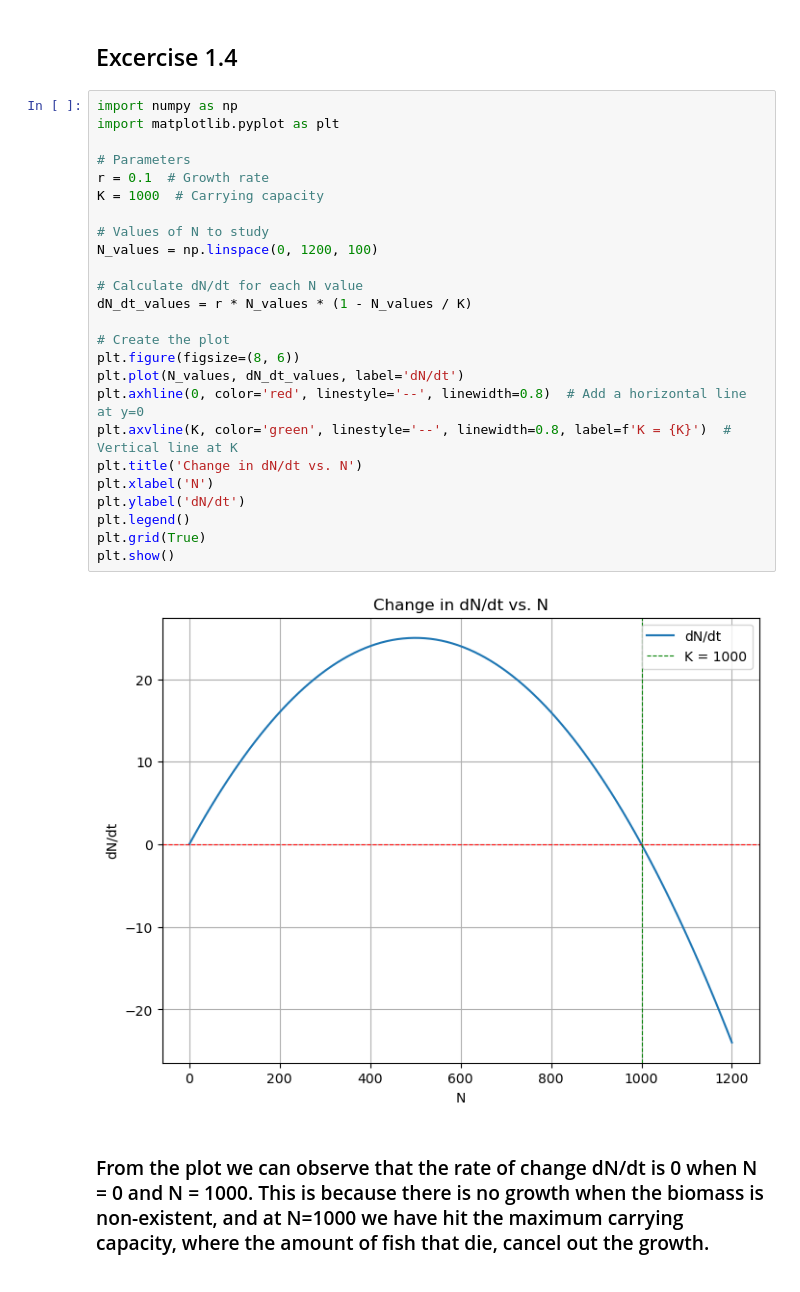
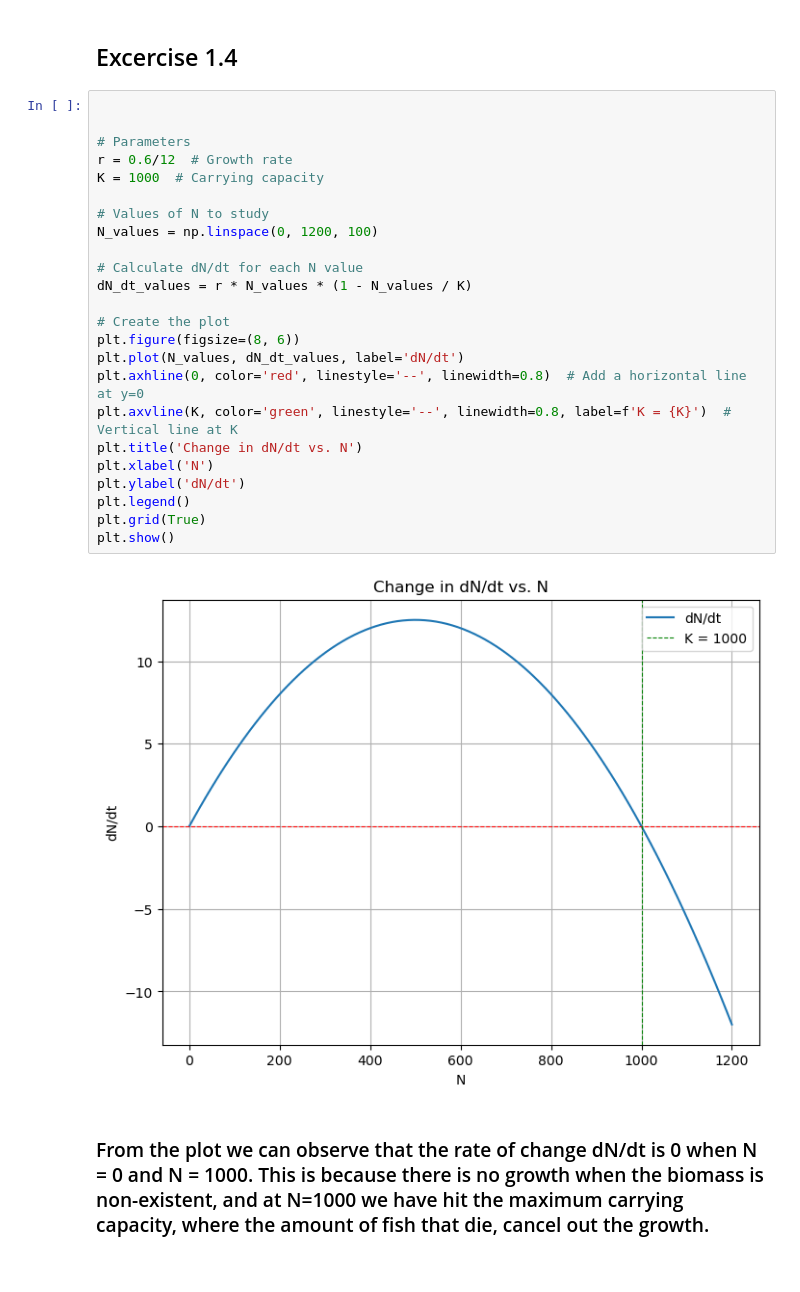
Before and after one commit to 267192/MOD300, a Jupyter notebook: Project 2.ipynb, the cells around one changed output. Drawn from its saved outputs; the diff is of its cells as text.

```diff
--- a/Project 2.ipynb
+++ b/Project 2.ipynb
@@ -162,32 +164,31 @@ main()
 # %% [markdown]
 ## Excercise 1.4
 # %%
-import numpy as np
-import matplotlib.pyplot as plt
+
 
 # Parameters
-r = 0.1  # Growth rate
+r = 0.6/12  # Growth rate
 K = 1000  # Carrying capacity
 
 # Values of N to study
 N_values = np.linspace(0, 1200, 100)
 
 # Calculate dN/dt for each N value
 dN_dt_values = r * N_values * (1 - N_values / K)
 
 # Create the plot
 plt.figure(figsize=(8, 6))
 plt.plot(N_values, dN_dt_values, label='dN/dt')
 plt.axhline(0, color='red', linestyle='--', linewidth=0.8)  # Add a horizontal line at y=0
 plt.axvline(K, color='green', linestyle='--', linewidth=0.8, label=f'K = {K}')  # Vertical line at K
 plt.title('Change in dN/dt vs. N')
 plt.xlabel('N')
 plt.ylabel('dN/dt')
 plt.legend()
 plt.grid(True)
 plt.show()
 # %% [output]
-[figure, old version]
+[figure, new version]
 # %% [markdown]
 ### From the plot we can observe that the rate of change dN/dt is 0 when N = 0 and N = 1000. This is because there is no growth when the biomass is non-existent, and at N=1000 we have hit the maximum carrying capacity, where the amount of fish that die, cancel out the growth.
 
```
Also changed, not shown: parts of 11 cells of this notebook, 13 other files.
